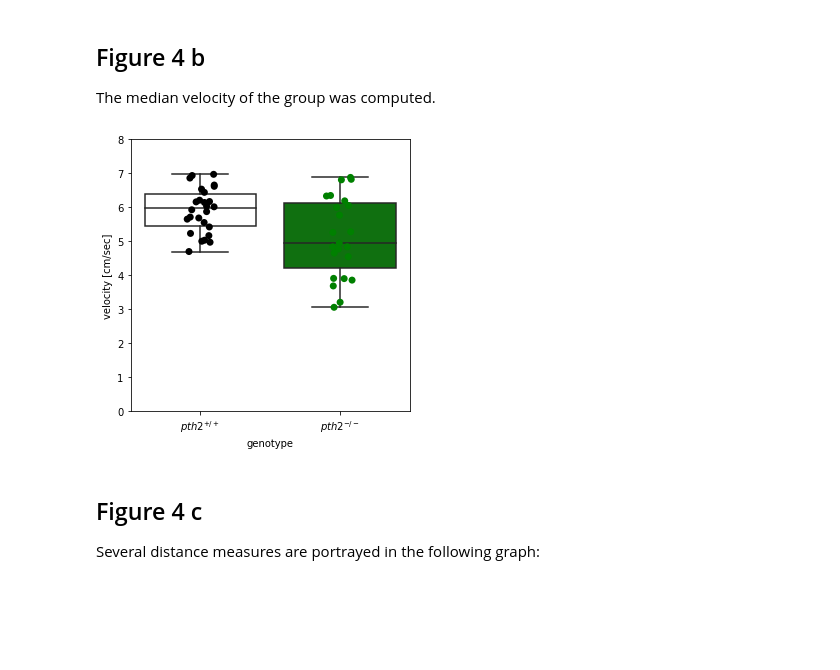
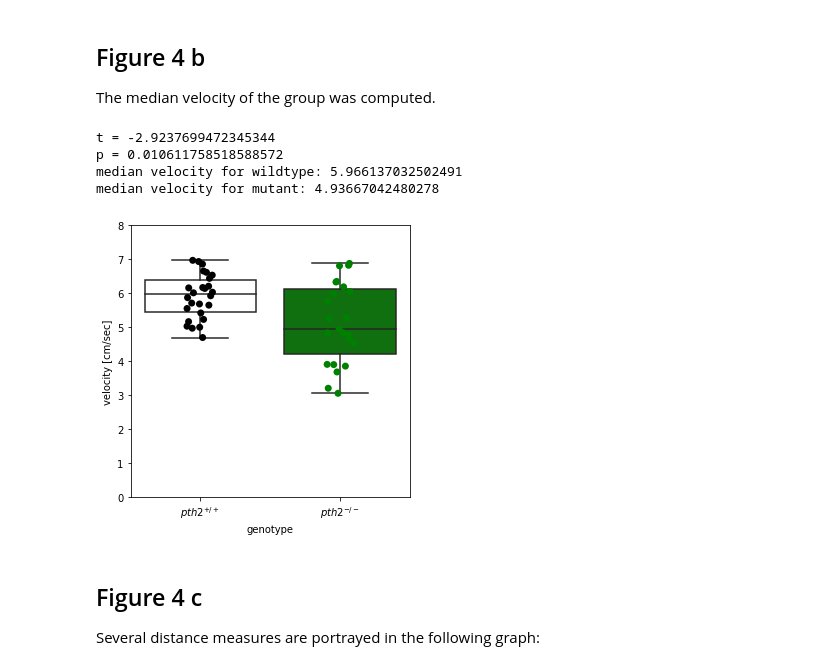
Before and after one commit to Anneser/zfish_PTH2, a Jupyter notebook: Figure4_CollectiveBehavior.ipynb, the cells around one changed output. Cells and saved outputs as stored; diff of their text form; code cells hidden in the pictures; blank space fills up the shorter version.

```diff
--- a/Figure4_CollectiveBehavior.ipynb
+++ b/Figure4_CollectiveBehavior.ipynb
@@ -14,7 +14,7 @@ import matplotlib.patches as mpatches
 import seaborn as sns
 
 import pickle
-import pickle5 as pickle5
+#import pickle5 as pickle5
 
 from scipy.spatial import distance, ConvexHull
 from scipy.spatial.qhull import QhullError
@@ -25,12 +25,37 @@ from sklearn.preprocessing import StandardScaler, MinMaxScaler
 from sklearn.decomposition import PCA
 from sklearn.manifold import TSNE
 from scipy.stats.stats import pearsonr
+from sklearn.cluster import KMeans
 
 import math
 from math import inf
 
 import random
 import os
+
+# helper function
+# function to calculate Cohen's d for independent samples
+def cohend(d1, d2):
+    # calculate the size of samples
+    n1, n2 = len(d1), len(d2)
+    # calculate the variance of the samples
+    s1, s2 = np.var(d1, ddof=1), np.var(d2, ddof=1)
+    # calculate the pooled standard deviation
+    s = math.sqrt(((n1 - 1) * s1 + (n2 - 1) * s2) / (n1 + n2 - 2))
+    # calculate the means of the samples
+    u1, u2 = np.mean(d1), np.mean(d2)
+    # calculate the effect size
+    return (u1 - u2) / s
+
+def centroid_position(video, nFrames):
+    centroid_array = np.empty([nFrames, 2])
+
+    for i in range(0, nFrames):
+        x = video[i] # get frame by frame
+        x[x == inf] = np.nan # inf -> nan
+        centroid = np.array([[np.nanmean(x[x:,0]), np.nanmean(x[:,1])]])
+        centroid_array[i] = centroid
+    return centroid_array
 # %% [markdown]
 ## 1. Loading the data
 
@@ -102,26 +127,38 @@ The median velocity of the group was computed.
 # %%
 # extract velocity from dataset (easier indexing)
 vel_df = analysis_df['velocity'].apply(pd.Series).transpose()
 # replace infs with nans
 a = inf
 vel_df.replace(a, np.nan, inplace=True)
 # convert to cm/sec
 vel_df = vel_df/(30*cm_conversion)
 # prepare dataframe suitable for seaborn plots
 
 mat_dim = np.shape(vel_df.median())[0]
 vel4plot = pd.DataFrame(np.zeros((mat_dim, 2)))
 vel4plot.iloc[:,0] = vel_df.median().values
 vel4plot.iloc[:,1] = np.hstack((np.repeat('$pth2^{+/+}$', 26),  np.repeat('$pth2^{-/-}$',23)))
 vel4plot.columns = ["velocity", "genotype"]
 
 fig, ax = plt.subplots(figsize = (5,5))
 sns.boxplot(x="genotype", y="velocity", data=vel4plot, showfliers = 0 , palette=['w', 'g'])
 sns.stripplot(x="genotype", y="velocity", data=vel4plot, size = 7, palette=['k', 'g'])
 plt.ylim([0,8])
 ax.set_xlabel('genotype')
 ax.set_ylabel('velocity [cm/sec]')
 
 t, p = ttest_ind(vel_df.median()['$pth2^{-/-}$'] , vel_df.median()['$pth2^{+/+}$'])
+print("t = " + str(t))
+print("p = " + str(p * 2))
+# effect size for velocity: 0.8
+cohend(vel_df.median()['$pth2^{-/-}$'] , vel_df.median()['$pth2^{+/+}$'])
+# central tendencies:
+print('median velocity for wildtype: ' + str(np.median(vel_df.median()['$pth2^{+/+}$'])))
+
+print('median velocity for mutant: ' + str(np.median(vel_df.median()['$pth2^{-/-}$'])))
 # %% [output]
+t = -2.9237699472345344
+p = 0.010611758518588572
+median velocity for wildtype: 5.966137032502491
+median velocity for mutant: 4.93667042480278
-[figure, old version]
+[figure, new version]
```
Also changed, not shown: parts of 30 cells of this notebook.
